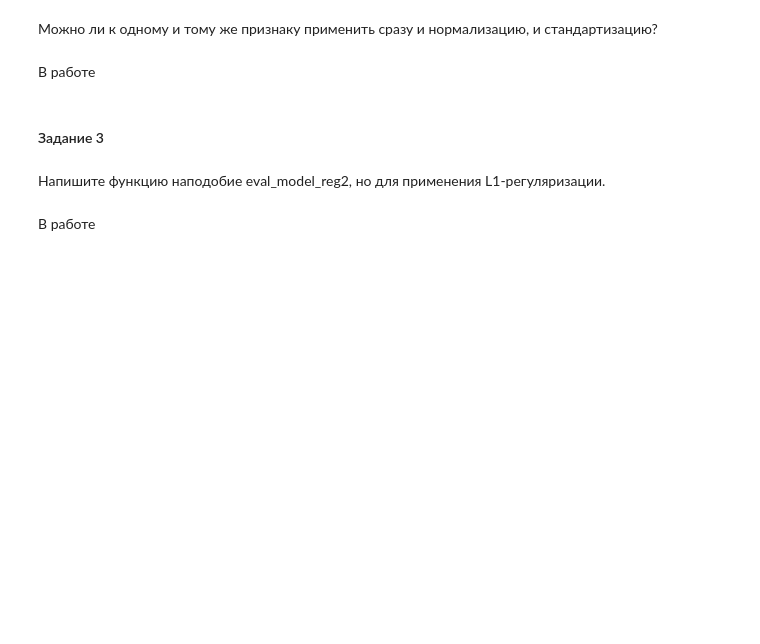
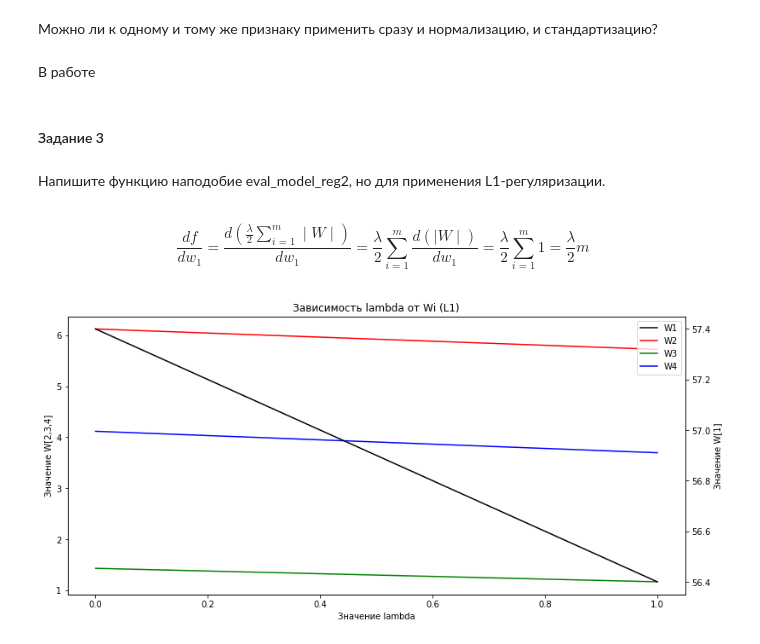
Before and after one commit to superbe/DataAnalysisAlgorithms, a Jupyter notebook: Lesson 2.ipynb, the cells around one changed output. Drawn from its saved outputs; the diff is of its cells as text; code cells hidden in the pictures; blank space fills up the shorter version.

```diff
--- a/Lesson 2.ipynb
+++ b/Lesson 2.ipynb
@@ -102,5 +102,5 @@ plt.show()
 #### Задание 3
 # %% [markdown]
 Напишите функцию наподобие eval_model_reg2, но для применения L1-регуляризации.
-# %% [markdown]
-В работе
+# %% [markdown]
+$$\frac{df}{dw_1} = \frac{d(\frac{\lambda}{2} \sum_{i=1}^m \mid W \mid)}{dw_1} = \frac{\lambda}{2} \sum_{i=1}^m \frac{d(\mid W \mid)}{dw_1} = \frac{\lambda}{2} \sum_{i=1}^m 1 = \frac{\lambda}{2} m$$
@@ -106,0 +118,37 @@ plt.show()
+# %%
+W1 = []
+W2 = []
+W3 = []
+W4 = []
+for lmd in l:
+    w1, w2, w3, w4 = eval_model_reg1(X_st, y, iterations=5000, alpha=1e-2, lambda_=lmd)
+    W1.append(w1)
+    W2.append(w2)
+    W3.append(w3)
+    W4.append(w4)
+# %%
+fig = plt.figure(figsize=(13, 6))
+ax1 = fig.add_subplot(111)
+ax2 = ax1.twinx()
+
+line2 = ax1.plot(l, W2, label = u'W2', color='red')
+line3 = ax1.plot(l, W3, label = u'W3', color='green')
+line4 = ax1.plot(l, W4, label = u'W4', color='blue')
+ax1.set_xlabel(u'Значение lambda')
+ax1.set_ylabel(u'Значение W[2,3,4]', color='black')
+ax1.tick_params(axis='y', which='major', labelcolor='black')
+
+line1 = ax2.plot(l, W1, label = u'W1', color='black')
+ax2.set_ylabel(u'Значение W[1]', color='black')
+ax2.tick_params(axis='y', which='major', labelcolor='black')
+
+ax1.set_title(u'Зависимость lambda от Wi (L1)')
+
+lns = line1 + line2 + line3 + line4
+labs = [lbl.get_label() for lbl in lns]
+
+plt.legend(lns, labs)
+
+plt.show()
+# %% [output]
+[figure, added]
```
Also changed, not shown: parts of 2 cells of this notebook.
